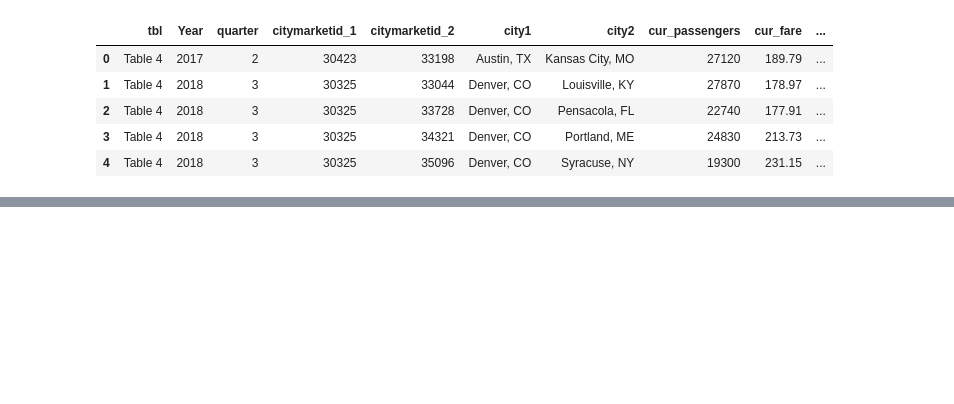
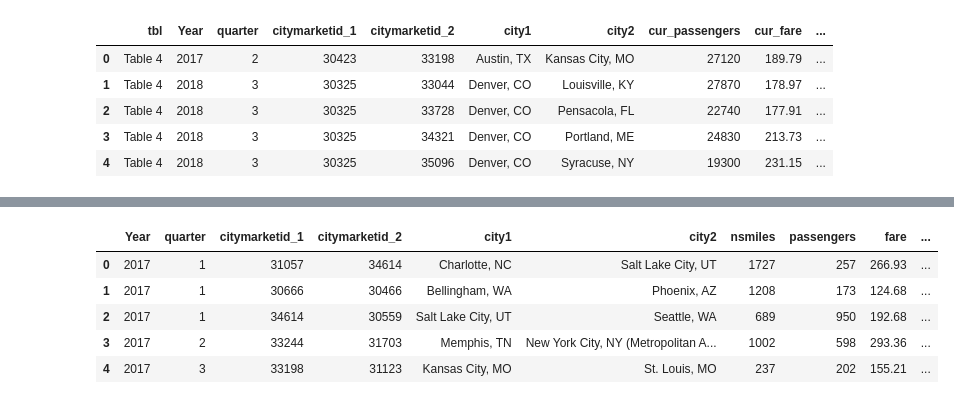
Before and after one commit to ytiffx/Project_1, a Jupyter notebook: Read_Airline_data/Airline_info.ipynb, the cells around one changed output, grey strips where cells are left out. Drawn from its saved outputs; the diff is of its cells as text; code cells hidden in the pictures; blank space fills up the shorter version.

```diff
--- a/Read_Airline_data/Airline_info.ipynb
+++ b/Read_Airline_data/Airline_info.ipynb
@@ -18,0 +50,13 @@ airline_data_df.head()
+# %%
+# Load the CSV file created in Part 1 into a Pandas DataFrame
+state_city_df = pd.read_csv("../Resources/State_City-Pair_Markets.csv")
+
+# Display sample data
+state_city_df.head()
+# %% [output]
+|  | Year | quarter | citymarketid_1 | citymarketid_2 | city1 | city2 | nsmiles | passengers | fare | ... |
+| 0 | 2017 | 1 | 31057 | 34614 | Charlotte, NC | Salt Lake City, UT | 1727 | 257 | 266.93 | ... |
+| 1 | 2017 | 1 | 30666 | 30466 | Bellingham, WA | Phoenix, AZ | 1208 | 173 | 124.68 | ... |
+| 2 | 2017 | 1 | 34614 | 30559 | Salt Lake City, UT | Seattle, WA | 689 | 950 | 192.68 | ... |
+| 3 | 2017 | 2 | 33244 | 31703 | Memphis, TN | New York City, NY (Metropolitan A... | 1002 | 598 | 293.36 | ... |
+| 4 | 2017 | 3 | 33198 | 31123 | Kansas City, MO | St. Louis, MO | 237 | 202 | 155.21 | ... |
```
Also changed, not shown: parts of 8 cells of this notebook.
